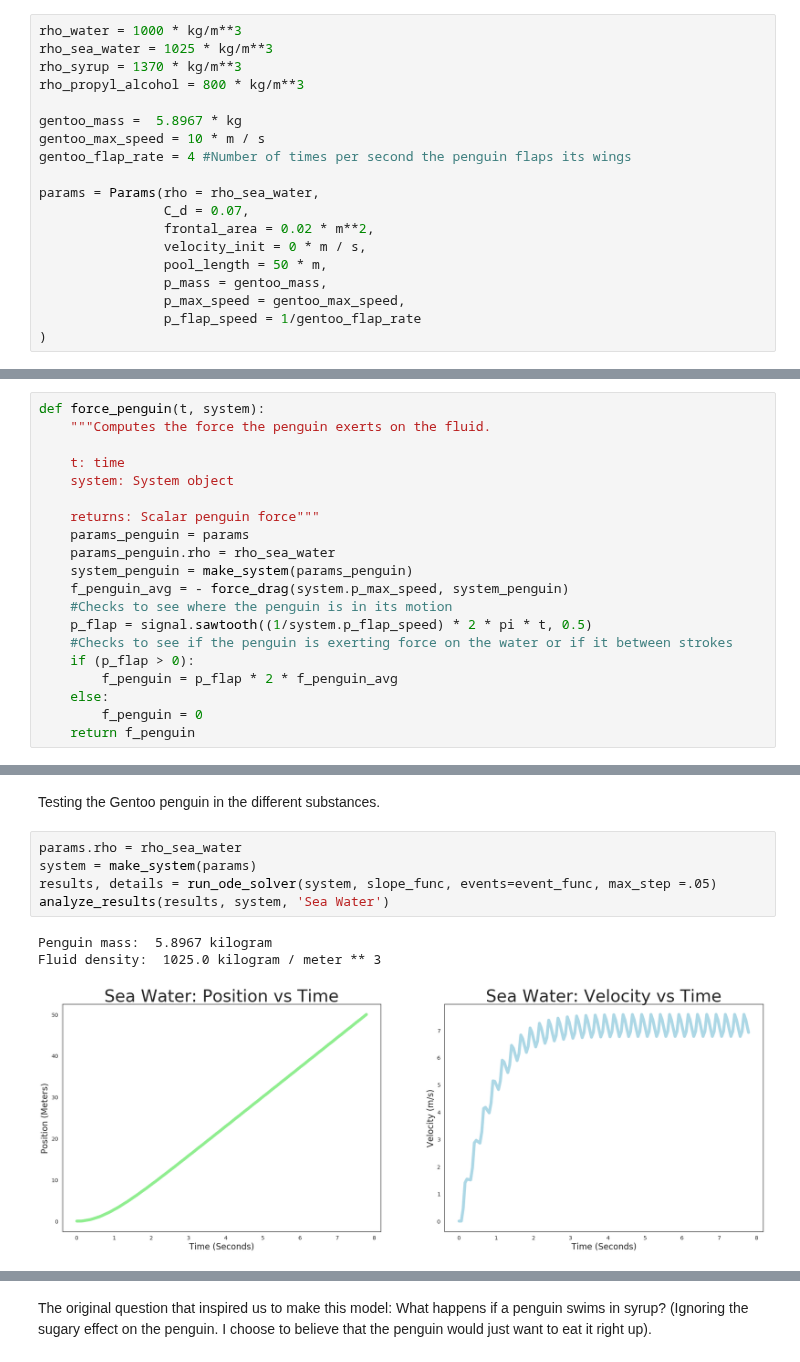
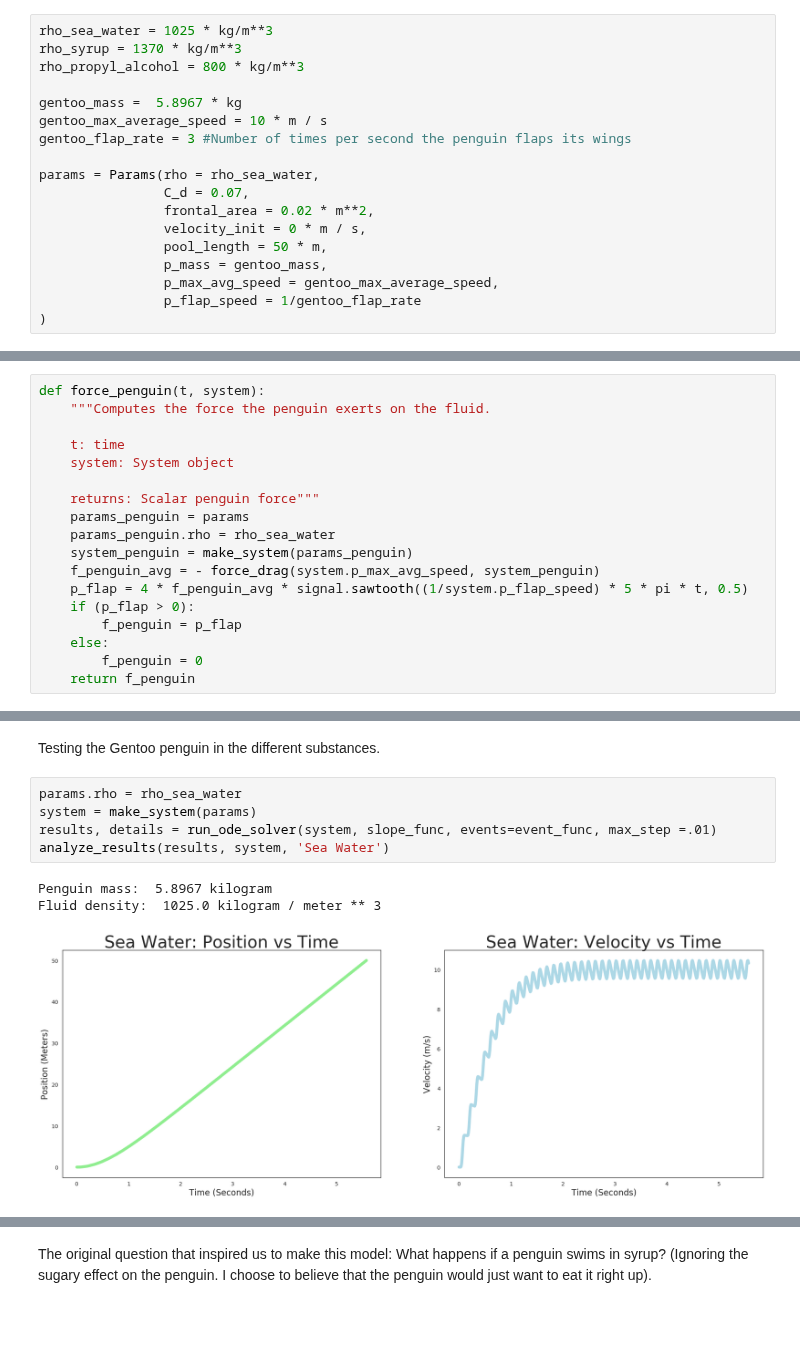
Before and after one commit to Griffith-Stites/ModSimPy, a Jupyter notebook: code/Project_3.ipynb, the cells around one changed output, grey strips where cells are left out. Drawn from its saved outputs; the diff is of its cells as text; blank space fills up the shorter version.

Commit message:
Added more QMRI and changed penguin force to be based off a sawtooth wave

```diff
--- a/code/Project_3.ipynb
+++ b/code/Project_3.ipynb
@@ -57,12 +61,11 @@ pool_length = Length of the pool (Based off an Olympic swimming pool)
 # %%
-rho_water = 1000 * kg/m**3
 rho_sea_water = 1025 * kg/m**3
 rho_syrup = 1370 * kg/m**3
 rho_propyl_alcohol = 800 * kg/m**3
 
 gentoo_mass =  5.8967 * kg
-gentoo_max_speed = 10 * m / s
-gentoo_flap_rate = 4 #Number of times per second the penguin flaps its wings
+gentoo_max_average_speed = 10 * m / s
+gentoo_flap_rate = 3 #Number of times per second the penguin flaps its wings
 
 params = Params(rho = rho_sea_water,
                 C_d = 0.07,
@@ -70,7 +73,7 @@ params = Params(rho = rho_sea_water,
                 velocity_init = 0 * m / s,
                 pool_length = 50 * m,
                 p_mass = gentoo_mass,
-                p_max_speed = gentoo_max_speed,
+                p_max_avg_speed = gentoo_max_average_speed,
                 p_flap_speed = 1/gentoo_flap_rate
 )
 # %% [output]
@@ -144,12 +149,10 @@ def force_penguin(t, system):
     params_penguin = params
     params_penguin.rho = rho_sea_water
     system_penguin = make_system(params_penguin)
-    f_penguin_avg = - force_drag(system.p_max_speed, system_penguin)
-    #Checks to see where the penguin is in its motion
-    p_flap = signal.sawtooth((1/system.p_flap_speed) * 2 * pi * t, 0.5)
-    #Checks to see if the penguin is exerting force on the water or if it between strokes
+    f_penguin_avg = - force_drag(system.p_max_avg_speed, system_penguin)
+    p_flap = 4 * f_penguin_avg * signal.sawtooth((1/system.p_flap_speed) * 5 * pi * t, 0.5)
     if (p_flap > 0):
-        f_penguin = p_flap * 2 * f_penguin_avg
+        f_penguin = p_flap
     else:
         f_penguin = 0
     return f_penguin
@@ -301,9 +304,9 @@ Testing the Gentoo penguin in the different substances.
 # %%
 params.rho = rho_sea_water
 system = make_system(params)
-results, details = run_ode_solver(system, slope_func, events=event_func, max_step =.05)
+results, details = run_ode_solver(system, slope_func, events=event_func, max_step =.01)
 analyze_results(results, system, 'Sea Water')
 # %% [output]
 Penguin mass:  5.8967 kilogram
 Fluid density:  1025.0 kilogram / meter ** 3
-[figure, old version]
+[figure, new version]
```
Also changed, not shown: parts of 7 cells of this notebook.
